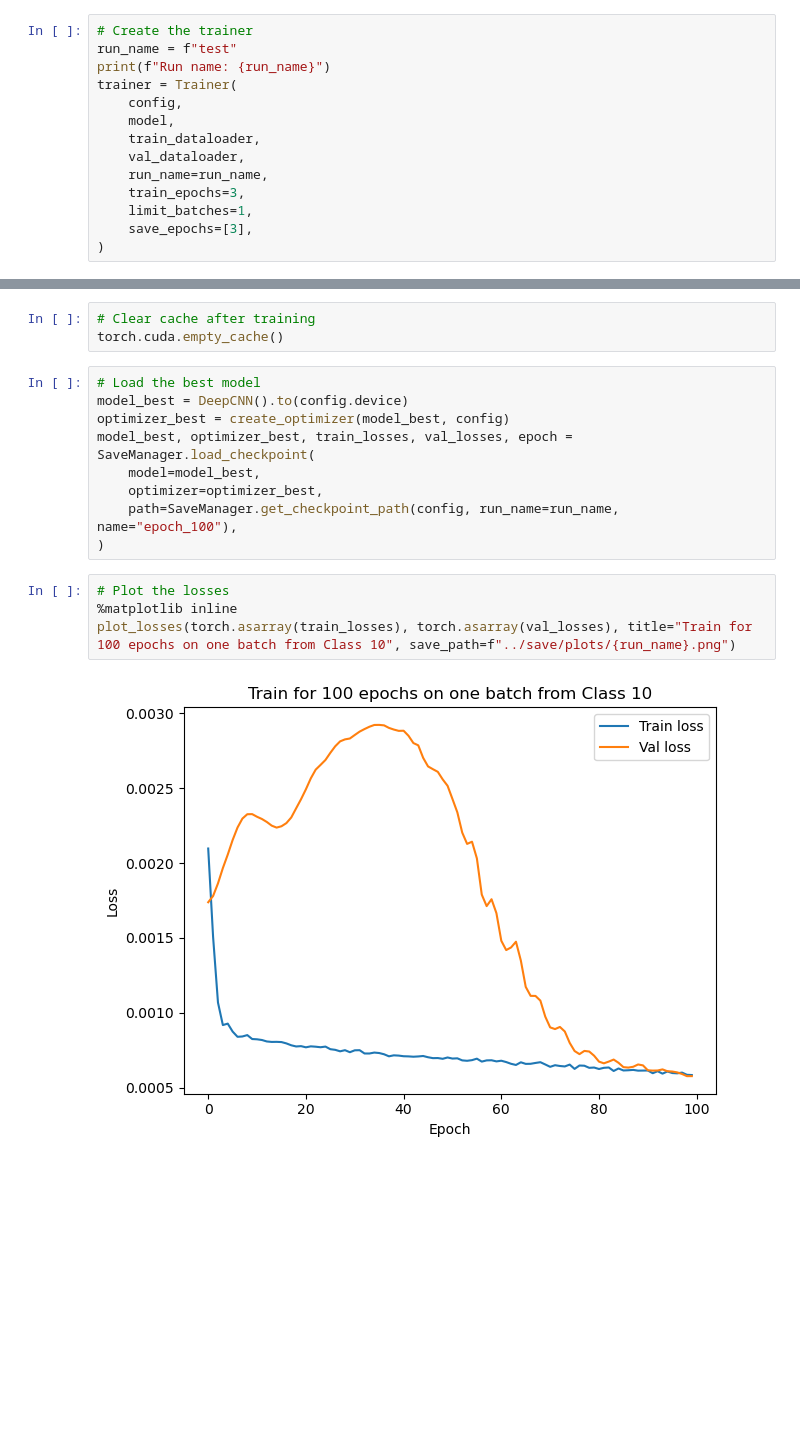
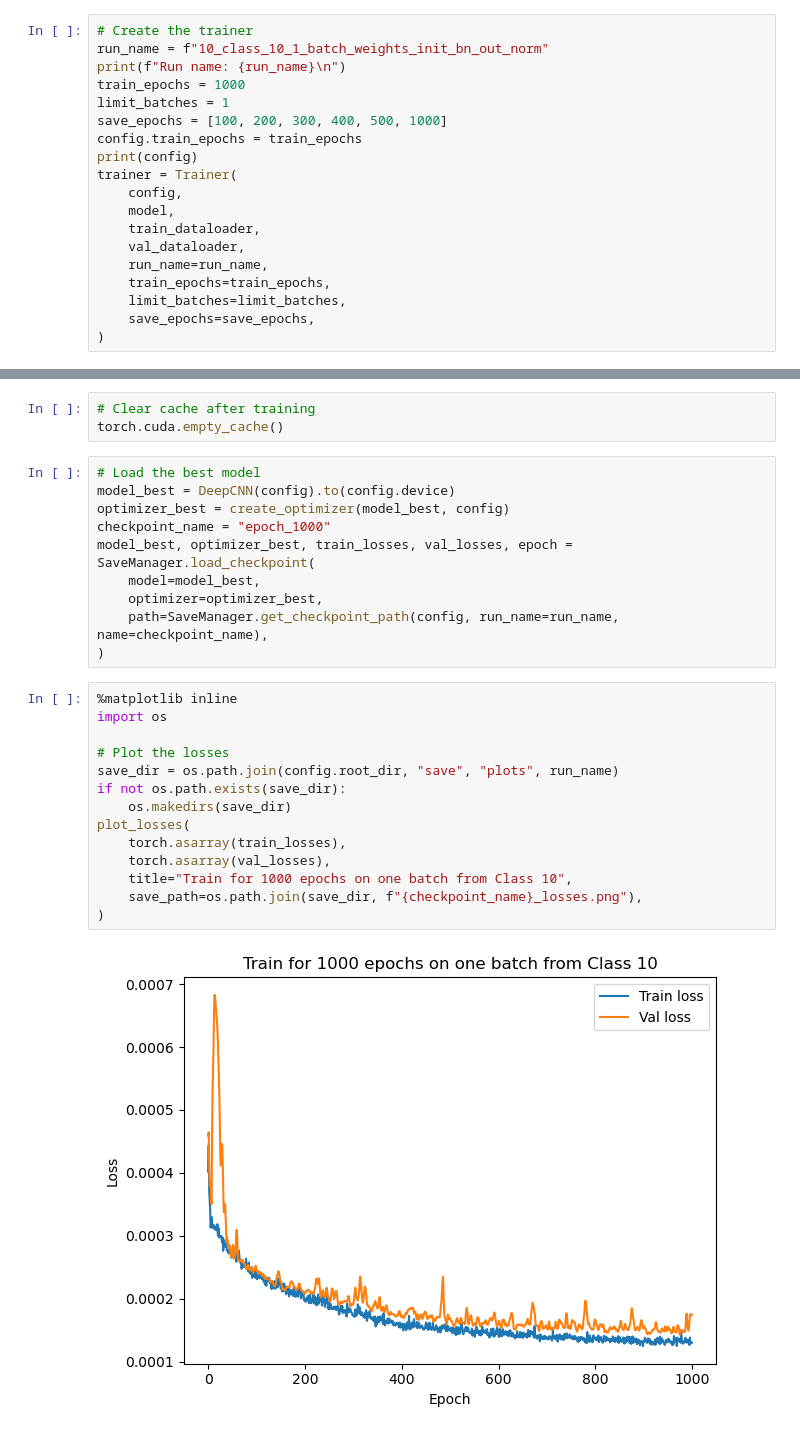
Before and after one commit to popastefan10/DeepAD, a Jupyter notebook: notebooks/trainer.ipynb, the cells around one changed output, grey strips where cells are left out. Drawn from its saved outputs; the diff is of its cells as text; blank space fills up the shorter version.

```diff
--- a/notebooks/trainer.ipynb
+++ b/notebooks/trainer.ipynb
@@ -57,16 +41,21 @@ print(f"Model has {model_num_params:,} parameters")
 Model has 1,447,713 parameters
 # %%
 # Create the trainer
-run_name = f"test"
-print(f"Run name: {run_name}")
+run_name = f"10_class_10_1_batch_weights_init_bn_out_norm"
+print(f"Run name: {run_name}\n")
+train_epochs = 1000
+limit_batches = 1
+save_epochs = [100, 200, 300, 400, 500, 1000]
+config.train_epochs = train_epochs
+print(config)
 trainer = Trainer(
     config,
     model,
     train_dataloader,
     val_dataloader,
     run_name=run_name,
-    train_epochs=3,
-    limit_batches=1,
-    save_epochs=[3],
+    train_epochs=train_epochs,
+    limit_batches=limit_batches,
+    save_epochs=save_epochs,
 )
 # %% [output]
@@ -89,16 +95,27 @@ Training finished.
 torch.cuda.empty_cache()
 # %%
 # Load the best model
-model_best = DeepCNN().to(config.device)
+model_best = DeepCNN(config).to(config.device)
 optimizer_best = create_optimizer(model_best, config)
+checkpoint_name = "epoch_1000"
 model_best, optimizer_best, train_losses, val_losses, epoch = SaveManager.load_checkpoint(
     model=model_best,
     optimizer=optimizer_best,
-    path=SaveManager.get_checkpoint_path(config, run_name=run_name, name="epoch_100"),
+    path=SaveManager.get_checkpoint_path(config, run_name=run_name, name=checkpoint_name),
 )
 # %%
+%matplotlib inline
+import os
+
 # Plot the losses
-%matplotlib inline
-plot_losses(torch.asarray(train_losses), torch.asarray(val_losses), title="Train for 100 epochs on one batch from Class 10", save_path=f"../save/plots/{run_name}.png")
+save_dir = os.path.join(config.root_dir, "save", "plots", run_name)
+if not os.path.exists(save_dir):
+    os.makedirs(save_dir)
+plot_losses(
+    torch.asarray(train_losses),
+    torch.asarray(val_losses),
+    title="Train for 1000 epochs on one batch from Class 10",
+    save_path=os.path.join(save_dir, f"{checkpoint_name}_losses.png"),
+)
 # %% [output]
-[figure, old version]
+[figure, new version]
```
Also changed, not shown: parts of 7 cells of this notebook, 4 other files.
